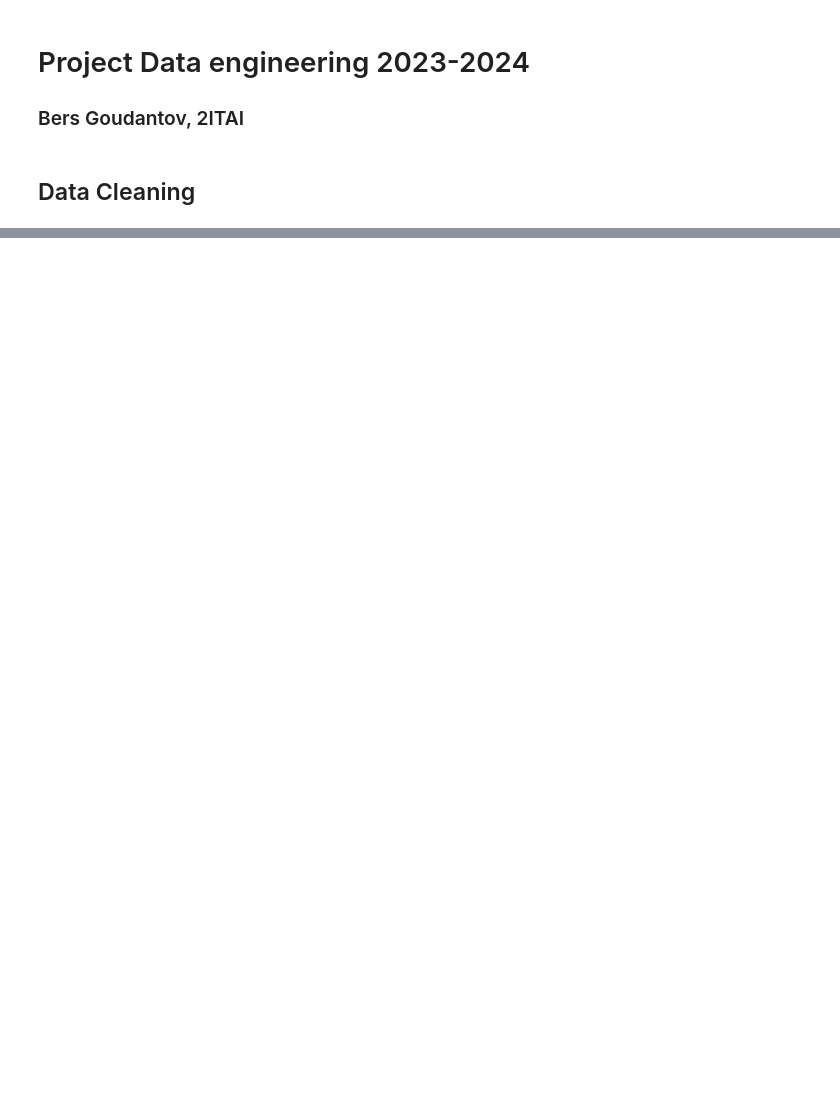
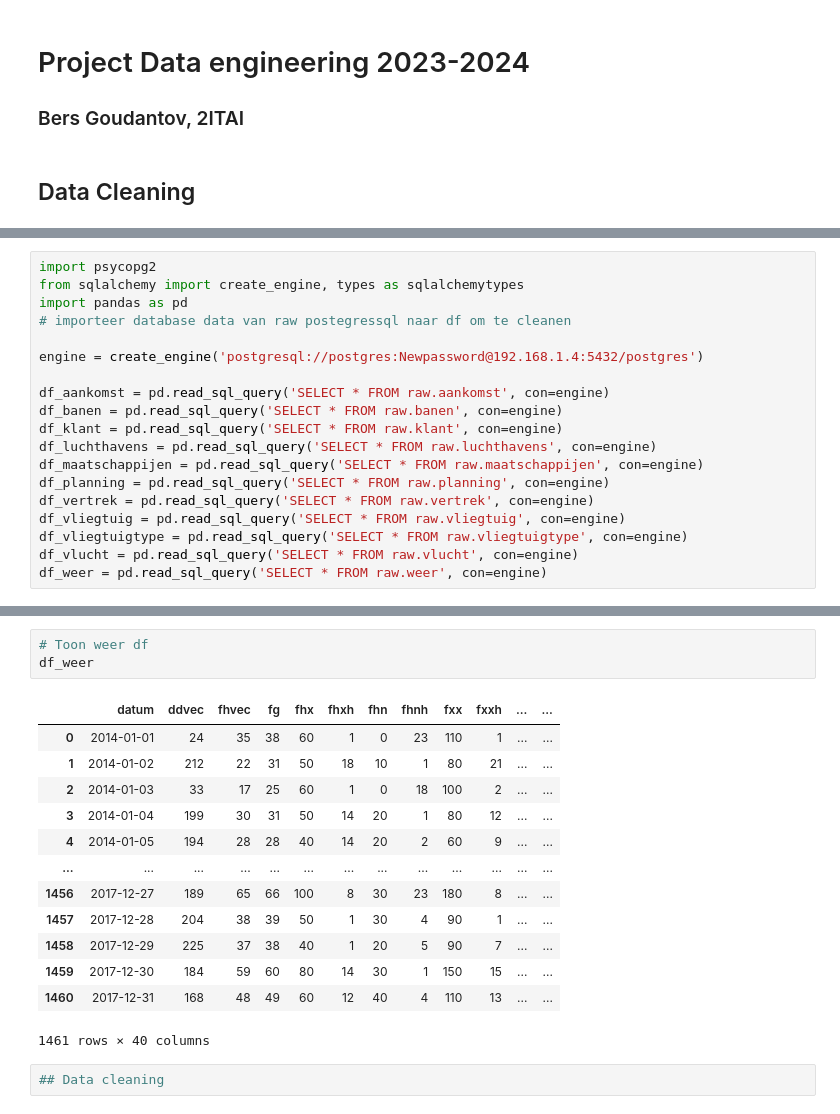
Before and after one commit to BersGoud/Project-Data-Engineering-2324, a Jupyter notebook: project-casus.ipynb, the cells around one changed output, grey strips where cells are left out. Saved outputs shown, nothing was run; the diff lists cells and outputs as text; blank space fills up the shorter version.

```diff
--- a/project-casus.ipynb
+++ b/project-casus.ipynb
@@ -104,0 +51,19 @@ FileNotFoundError: [Errno 2] No such file or directory: 'source_data/export_vetr
+# %%
+import psycopg2
+from sqlalchemy import create_engine, types as sqlalchemytypes
+import pandas as pd
+# importeer database data van raw postegressql naar df om te cleanen
+
+engine = create_engine('postgresql://postgres:Newpassword@192.168.1.4:5432/postgres')
+
+df_aankomst = pd.read_sql_query('SELECT * FROM raw.aankomst', con=engine)
+df_banen = pd.read_sql_query('SELECT * FROM raw.banen', con=engine)
+df_klant = pd.read_sql_query('SELECT * FROM raw.klant', con=engine)
+df_luchthavens = pd.read_sql_query('SELECT * FROM raw.luchthavens', con=engine)
+df_maatschappijen = pd.read_sql_query('SELECT * FROM raw.maatschappijen', con=engine)
+df_planning = pd.read_sql_query('SELECT * FROM raw.planning', con=engine)
+df_vertrek = pd.read_sql_query('SELECT * FROM raw.vertrek', con=engine)
+df_vliegtuig = pd.read_sql_query('SELECT * FROM raw.vliegtuig', con=engine)
+df_vliegtuigtype = pd.read_sql_query('SELECT * FROM raw.vliegtuigtype', con=engine)
+df_vlucht = pd.read_sql_query('SELECT * FROM raw.vlucht', con=engine)
+df_weer = pd.read_sql_query('SELECT * FROM raw.weer', con=engine)
@@ -104,0 +234,19 @@ FileNotFoundError: [Errno 2] No such file or directory: 'source_data/export_vetr
+# %%
+# Toon weer df
+df_weer
+# %% [output]
+|  | datum | ddvec | fhvec | fg | fhx | fhxh | fhn | fhnh | fxx | fxxh | ... | ... |
+| 0 | 2014-01-01 | 24 | 35 | 38 | 60 | 1 | 0 | 23 | 110 | 1 | ... | ... |
+| 1 | 2014-01-02 | 212 | 22 | 31 | 50 | 18 | 10 | 1 | 80 | 21 | ... | ... |
+| 2 | 2014-01-03 | 33 | 17 | 25 | 60 | 1 | 0 | 18 | 100 | 2 | ... | ... |
+| 3 | 2014-01-04 | 199 | 30 | 31 | 50 | 14 | 20 | 1 | 80 | 12 | ... | ... |
+| 4 | 2014-01-05 | 194 | 28 | 28 | 40 | 14 | 20 | 2 | 60 | 9 | ... | ... |
+| ... | ... | ... | ... | ... | ... | ... | ... | ... | ... | ... | ... | ... |
+| 1456 | 2017-12-27 | 189 | 65 | 66 | 100 | 8 | 30 | 23 | 180 | 8 | ... | ... |
+| 1457 | 2017-12-28 | 204 | 38 | 39 | 50 | 1 | 30 | 4 | 90 | 1 | ... | ... |
+| 1458 | 2017-12-29 | 225 | 37 | 38 | 40 | 1 | 20 | 5 | 90 | 7 | ... | ... |
+| 1459 | 2017-12-30 | 184 | 59 | 60 | 80 | 14 | 30 | 1 | 150 | 15 | ... | ... |
+| 1460 | 2017-12-31 | 168 | 48 | 49 | 60 | 12 | 40 | 4 | 110 | 13 | ... | ... |
+1461 rows × 40 columns
+# %%
+## Data cleaning
```
Also changed, not shown: parts of 12 cells of this notebook, 3 other files.
